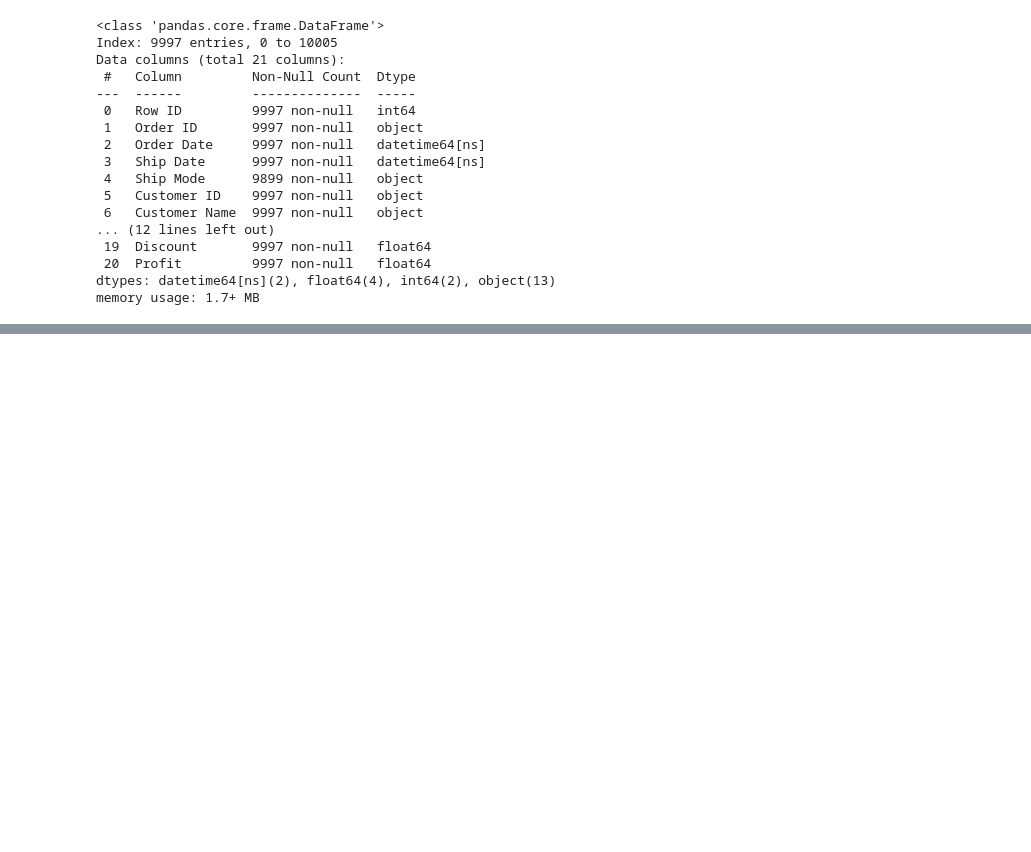
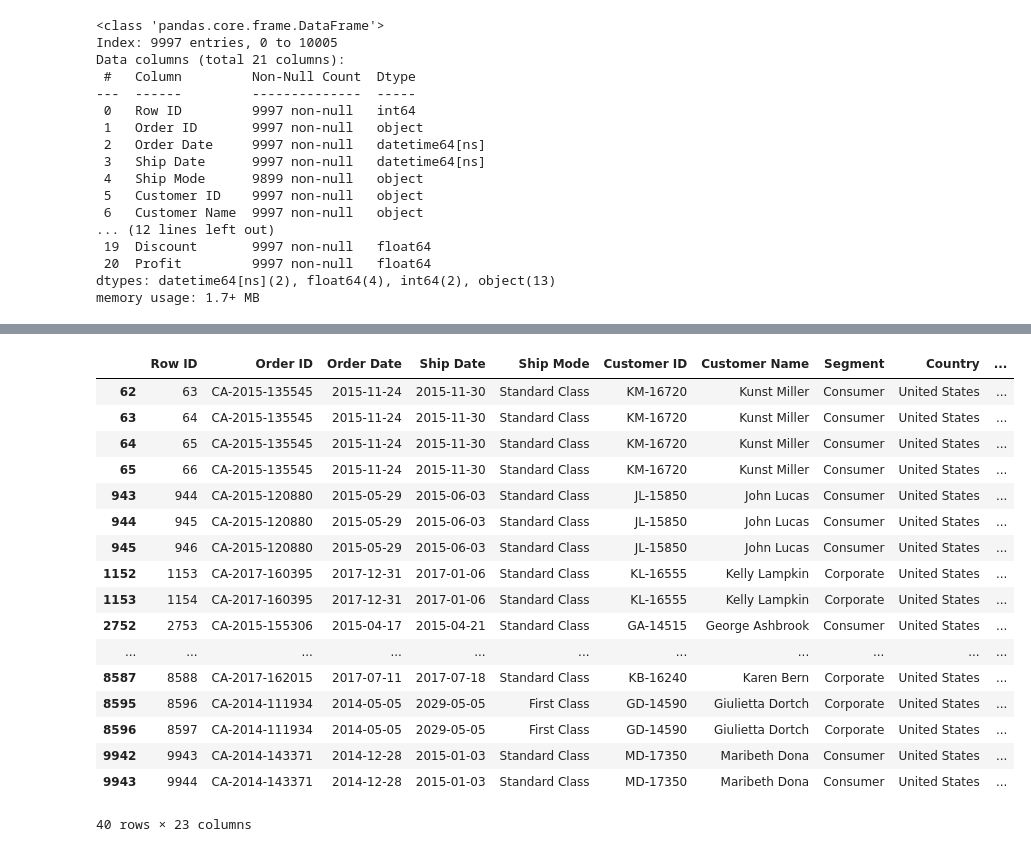
Before and after one commit to Shyam1327/SuperStore_Sales, a Jupyter notebook: SuperStore_Sales.ipynb, the cells around one changed output, grey strips where cells are left out. Saved outputs shown, nothing was run; the diff lists cells and outputs as text; code cells hidden in the pictures; blank space fills up the shorter version.

```diff
--- a/SuperStore_Sales.ipynb
+++ b/SuperStore_Sales.ipynb
@@ -265,0 +329,21 @@ year_inconsistences
+# %%
+df.loc[idx]
+# %% [output]
+|  | Row ID | Order ID | Order Date | Ship Date | Ship Mode | Customer ID | Customer Name | Segment | Country | ... |
+| 62 | 63 | CA-2015-135545 | 2015-11-24 | 2015-11-30 | Standard Class | KM-16720 | Kunst Miller | Consumer | United States | ... |
+| 63 | 64 | CA-2015-135545 | 2015-11-24 | 2015-11-30 | Standard Class | KM-16720 | Kunst Miller | Consumer | United States | ... |
+| 64 | 65 | CA-2015-135545 | 2015-11-24 | 2015-11-30 | Standard Class | KM-16720 | Kunst Miller | Consumer | United States | ... |
+| 65 | 66 | CA-2015-135545 | 2015-11-24 | 2015-11-30 | Standard Class | KM-16720 | Kunst Miller | Consumer | United States | ... |
+| 943 | 944 | CA-2015-120880 | 2015-05-29 | 2015-06-03 | Standard Class | JL-15850 | John Lucas | Consumer | United States | ... |
+| 944 | 945 | CA-2015-120880 | 2015-05-29 | 2015-06-03 | Standard Class | JL-15850 | John Lucas | Consumer | United States | ... |
+| 945 | 946 | CA-2015-120880 | 2015-05-29 | 2015-06-03 | Standard Class | JL-15850 | John Lucas | Consumer | United States | ... |
+| 1152 | 1153 | CA-2017-160395 | 2017-12-31 | 2017-01-06 | Standard Class | KL-16555 | Kelly Lampkin | Corporate | United States | ... |
+| 1153 | 1154 | CA-2017-160395 | 2017-12-31 | 2017-01-06 | Standard Class | KL-16555 | Kelly Lampkin | Corporate | United States | ... |
+| 2752 | 2753 | CA-2015-155306 | 2015-04-17 | 2015-04-21 | Standard Class | GA-14515 | George Ashbrook | Consumer | United States | ... |
+| ... | ... | ... | ... | ... | ... | ... | ... | ... | ... | ... |
+| 8587 | 8588 | CA-2017-162015 | 2017-07-11 | 2017-07-18 | Standard Class | KB-16240 | Karen Bern | Corporate | United States | ... |
+| 8595 | 8596 | CA-2014-111934 | 2014-05-05 | 2029-05-05 | First Class | GD-14590 | Giulietta Dortch | Corporate | United States | ... |
+| 8596 | 8597 | CA-2014-111934 | 2014-05-05 | 2029-05-05 | First Class | GD-14590 | Giulietta Dortch | Corporate | United States | ... |
+| 9942 | 9943 | CA-2014-143371 | 2014-12-28 | 2015-01-03 | Standard Class | MD-17350 | Maribeth Dona | Consumer | United States | ... |
+| 9943 | 9944 | CA-2014-143371 | 2014-12-28 | 2015-01-03 | Standard Class | MD-17350 | Maribeth Dona | Consumer | United States | ... |
+40 rows × 23 columns
```
Also changed, not shown: parts of 28 cells of this notebook.
